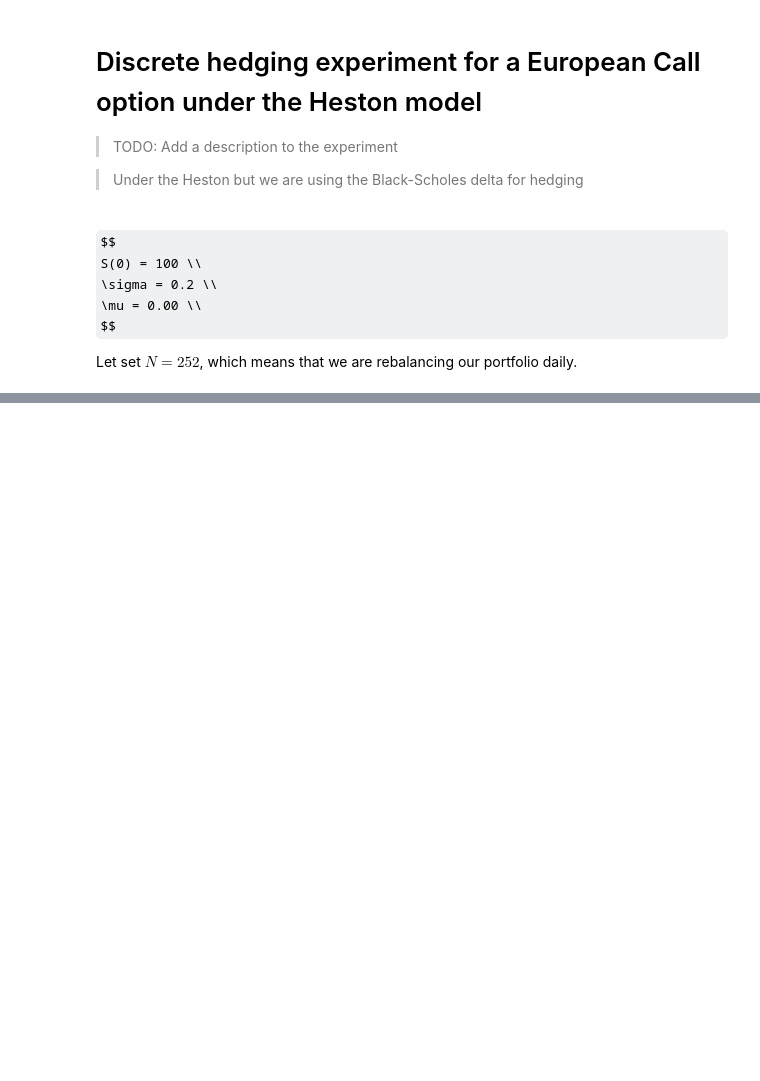
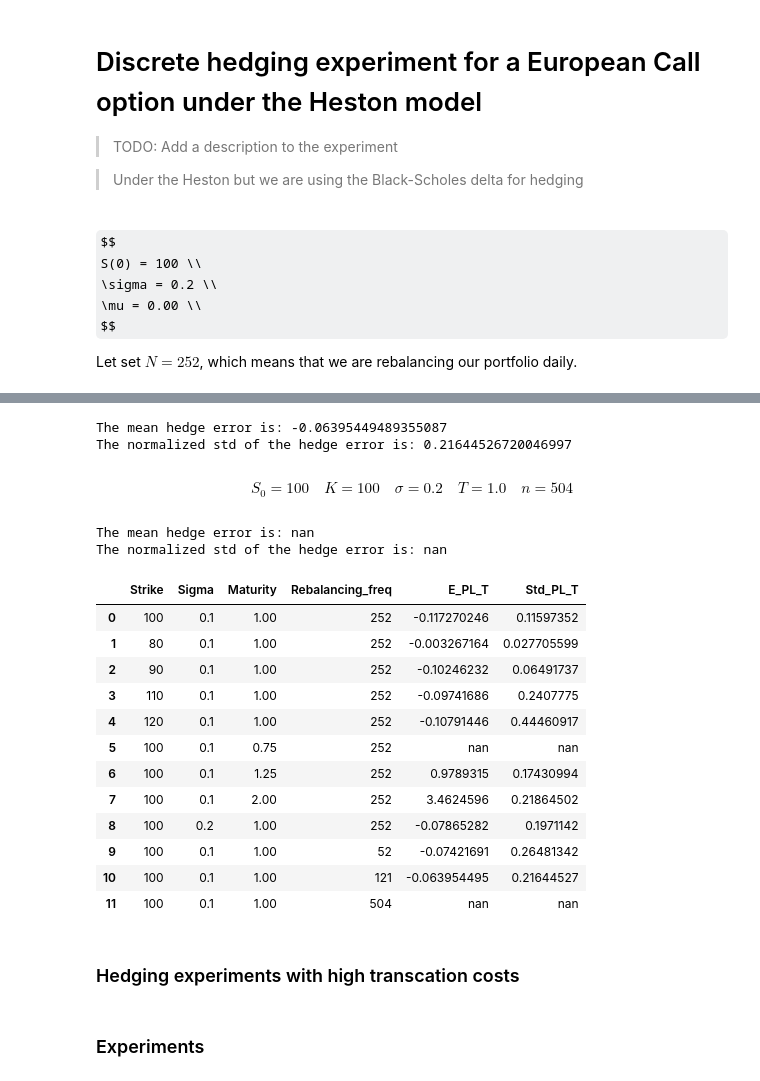
Before and after one commit to paolodelia99/delta-hedging, a Jupyter notebook: heston-hedging/heston_delta_hedging.ipynb, the cells around one changed output, grey strips where cells are left out. Saved outputs shown, nothing was run; the diff lists cells and outputs as text; code cells hidden in the pictures; some formulas as TeX source; blank space fills up the shorter version.

```diff
--- a/heston-hedging/heston_delta_hedging.ipynb
+++ b/heston-hedging/heston_delta_hedging.ipynb
@@ -154,0 +349,8 @@ plt.show()
+# %%
+K = 80
+sigma = 0.1
+maturity = 1.0
+N = 252
+n_sim = 100
+
+stock_paths, _ = heston_model.sample_paths(maturity, N, n_sim)
@@ -154,0 +469,8 @@ plt.show()
+# %%
+K = 100
+sigma = 0.1
+N = 52
+T = 1.0
+
+heston_model = UnivHestonModel(s0, v0, mean, kappa, theta, sigma, rho)
+stock_paths, _ = heston_model.sample_paths(maturity, N, n_sim)
@@ -154,0 +491,36 @@ plt.show()
+# %%
+results = update_results(stock_paths, K, discount_rate, sigma, T, N, ticksize=ticksize)
+# %% [output]
+The mean hedge error is: -0.06395449489355087
+The normalized std of the hedge error is: 0.21644526720046997
+# %% [markdown]
+$$
+S_0 = 100 \quad K = 100 \quad \sigma = 0.2 \quad T = 1.0 \quad n = 504
+$$
+# %%
+N = 504
+T = 1.0
+
+stock_paths, _ = heston_model.sample_paths(maturity, N, n_sim)
+# %%
+results = update_results(stock_paths, K, discount_rate, sigma, T, N, ticksize=ticksize)
+# %% [output]
+The mean hedge error is: nan
+The normalized std of the hedge error is: nan
+# %%
+res_df = pd.DataFrame.from_dict(results)
+res_df
+# %% [output]
+|  | Strike | Sigma | Maturity | Rebalancing_freq | E_PL_T | Std_PL_T |
+| 0 | 100 | 0.1 | 1.00 | 252 | -0.117270246 | 0.11597352 |
+| 1 | 80 | 0.1 | 1.00 | 252 | -0.003267164 | 0.027705599 |
+| 2 | 90 | 0.1 | 1.00 | 252 | -0.10246232 | 0.06491737 |
+| 3 | 110 | 0.1 | 1.00 | 252 | -0.09741686 | 0.2407775 |
+| 4 | 120 | 0.1 | 1.00 | 252 | -0.10791446 | 0.44460917 |
+| 5 | 100 | 0.1 | 0.75 | 252 | nan | nan |
+| 6 | 100 | 0.1 | 1.25 | 252 | 0.9789315 | 0.17430994 |
+| 7 | 100 | 0.1 | 2.00 | 252 | 3.4624596 | 0.21864502 |
+| 8 | 100 | 0.2 | 1.00 | 252 | -0.07865282 | 0.1971142 |
+| 9 | 100 | 0.1 | 1.00 | 52 | -0.07421691 | 0.26481342 |
+| 10 | 100 | 0.1 | 1.00 | 121 | -0.063954495 | 0.21644527 |
+| 11 | 100 | 0.1 | 1.00 | 504 | nan | nan |
@@ -154,0 +529,4 @@ plt.show()
+# %% [markdown]
+### Hedging experiments with high transcation costs
+# %% [markdown]
+### Experiments
```
Also changed, not shown: parts of 135 cells of this notebook, 1 other file.
